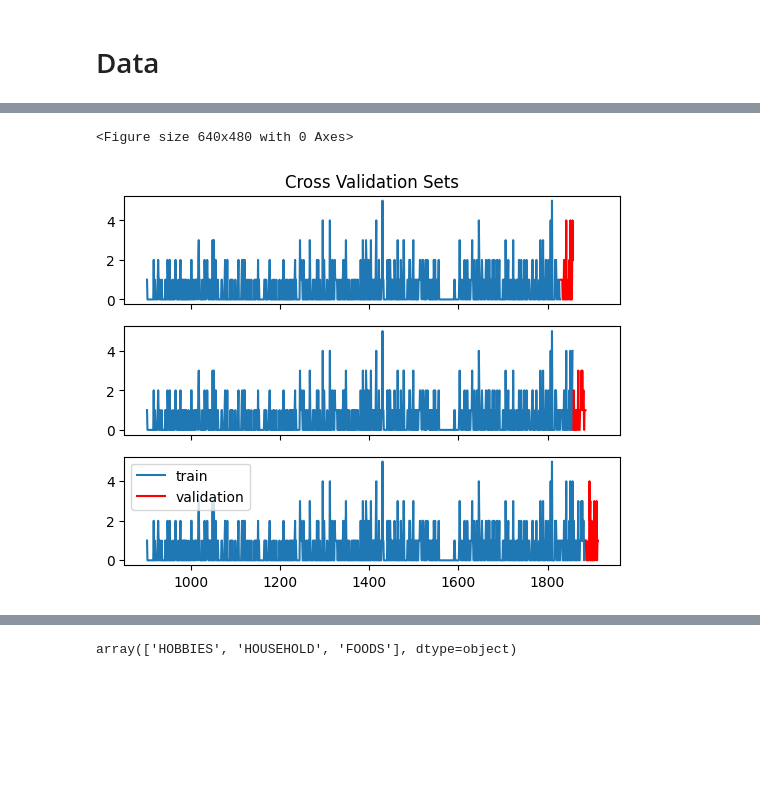
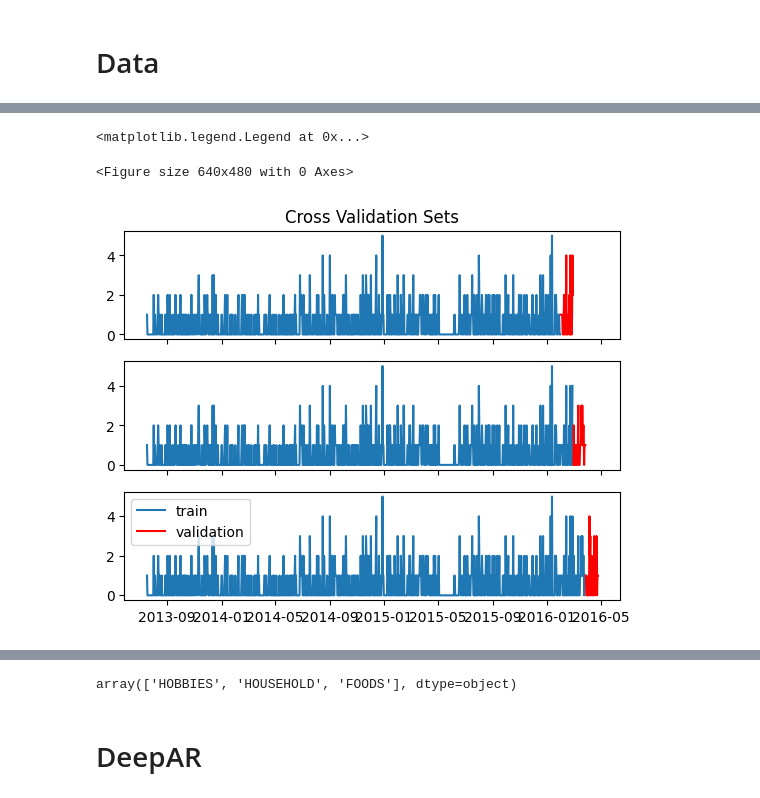
Before and after one commit to alanglk/KISA_ITSDA, a Jupyter notebook: TSF/time_series_forecasting.ipynb, the cells around one changed output, grey strips where cells are left out. Cells and saved outputs as stored; diff of their text form; code cells hidden in the pictures; blank space fills up the shorter version.

Commit message:
pruebas con DeepAR

```diff
--- a/TSF/time_series_forecasting.ipynb
+++ b/TSF/time_series_forecasting.ipynb
@@ -99,7 +99,7 @@ for i in range(n_splits):
     cv_ts   = cv_sets[i]
 
     n_days = len(cv_ts.columns)
-    dates   = m5data.get_dates(pd.concat([train_ts, cv_ts]), real=False)
+    dates   = m5data.get_dates(pd.concat([train_ts, cv_ts]), real=True)
 
     axs[i].plot(dates[:-n_days], train_ts.iloc[0], label="train")
     axs[i].plot(dates[-n_days:], cv_ts.iloc[0], color="red", label="validation")
@@ -109,5 +111,6 @@ plt.legend()
-<Figure size 640x480 with 0 Axes>
+<matplotlib.legend.Legend at 0x...>
+<Figure size 640x480 with 0 Axes>
-[figure, old version]
+[figure, new version]
 # %%
 m5data.sales_train[m5data.sales_train['item_id'] == "FOODS_3_823"]
 # %% [output]
@@ -127,3 +130,5 @@ m5data.sales_train[m5data.sales_train['item_id'] == "FOODS_3_823"]
 m5data.sales_train['cat_id'].unique()
 # %% [output]
 array(['HOBBIES', 'HOUSEHOLD', 'FOODS'], dtype=object)
+# %% [markdown]
+# DeepAR
```
Also changed, not shown: parts of 3 cells of this notebook, 4 other files.
